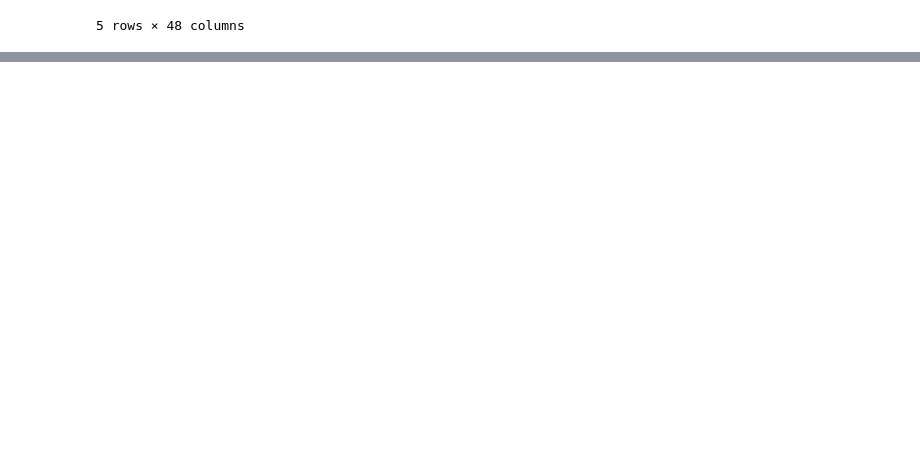
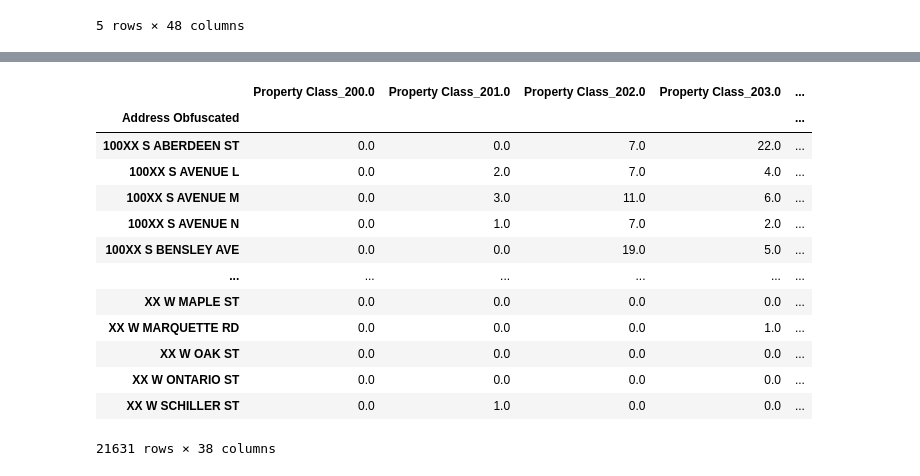
Before and after one commit to vbalza/chicago_water_lead, a Jupyter notebook: AssessmentData.ipynb, the cells around one changed output, grey strips where cells are left out. Cells and saved outputs as stored; diff of their text form; code cells hidden in the pictures; blank space fills up the shorter version.

```diff
--- a/AssessmentData.ipynb
+++ b/AssessmentData.ipynb
@@ -351,0 +396,9 @@ dtype: object
+# %%
+assessments_in_chi['Address Obfuscated'] = (
+    assessments_in_chi[['Property Address']]
+    .replace(to_replace={
+        '\d{2}(?=\s)': 'XX',
+        '(?<!\d)\d{1}(?=\s)': 'X'}, regex=True))
+addresses = pipeline.group_count(
+    df=assessments_in_chi, groupby='Address Obfuscated').sort_index()
+pipeline.show(assessments_in_chi)
@@ -351,0 +429,45 @@ dtype: object
+# %%
+# I thought about writing a function since I'm copying this code again,
+# but that would have taken away some of the pipeline.show() functionality
+# which is important to see the first time through this notebook.
+
+# Again, dummify
+assessments_block_lit_wide = (pd.get_dummies(
+        data=assessments_in_chi, columns=cols_to_dummify, dummy_na=True)
+    .drop(columns=['Property Address']))
+
+cols = list(assessments_block_lit_wide.columns.values)
+cols.pop(cols.index('Address Obfuscated'))
+assessments_block_lit_wide = assessments_block_lit_wide[cols + ['Address Obfuscated']]
+
+# First series of aggregations (all that don't use sum())
+assessments_block_lit_1a = assessments_block_lit_wide.groupby(['Address Obfuscated']).agg({
+    'PIN': 'count',
+    'Prior Tax Year Market Value Estimate (Land)': ['mean', 'median'],
+    'Prior Tax Year Market Value Estimate (Building)': ['mean', 'median'],
+    'Land Square Feet': ['mean', 'median'],
+    'Building Square Feet': ['mean', 'median'],
+    'Age': ['mean', 'median']
+})
+assessments_block_lit_1a
+
+# Second series of aggregations (all that use sum())
+assessments_block_lit_1b = (assessments_block_lit_wide
+    .loc[:,'Property Class_200.0':'Address Obfuscated']
+    .groupby('Address Obfuscated').sum())
+assessments_block_lit_1b
+# %% [output]
+|  | Property Class_200.0 | Property Class_201.0 | Property Class_202.0 | Property Class_203.0 | ... |
+| Address Obfuscated |  |  |  |  | ... |
+| 100XX S ABERDEEN ST | 0.0 | 0.0 | 7.0 | 22.0 | ... |
+| 100XX S AVENUE L | 0.0 | 2.0 | 7.0 | 4.0 | ... |
+| 100XX S AVENUE M | 0.0 | 3.0 | 11.0 | 6.0 | ... |
+| 100XX S AVENUE N | 0.0 | 1.0 | 7.0 | 2.0 | ... |
+| 100XX S BENSLEY AVE | 0.0 | 0.0 | 19.0 | 5.0 | ... |
+| ... | ... | ... | ... | ... | ... |
+| XX W MAPLE ST | 0.0 | 0.0 | 0.0 | 0.0 | ... |
+| XX W MARQUETTE RD | 0.0 | 0.0 | 0.0 | 1.0 | ... |
+| XX W OAK ST | 0.0 | 0.0 | 0.0 | 0.0 | ... |
+| XX W ONTARIO ST | 0.0 | 0.0 | 0.0 | 0.0 | ... |
+| XX W SCHILLER ST | 0.0 | 1.0 | 0.0 | 0.0 | ... |
+21631 rows × 38 columns
```
Also changed, not shown: parts of 16 cells of this notebook, 3 other files.
